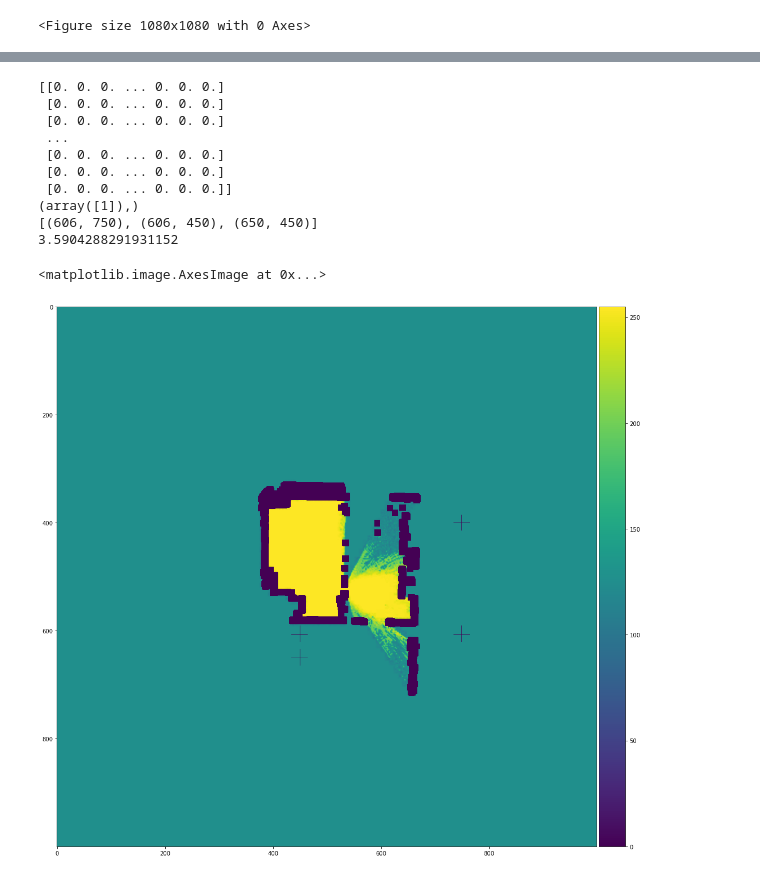
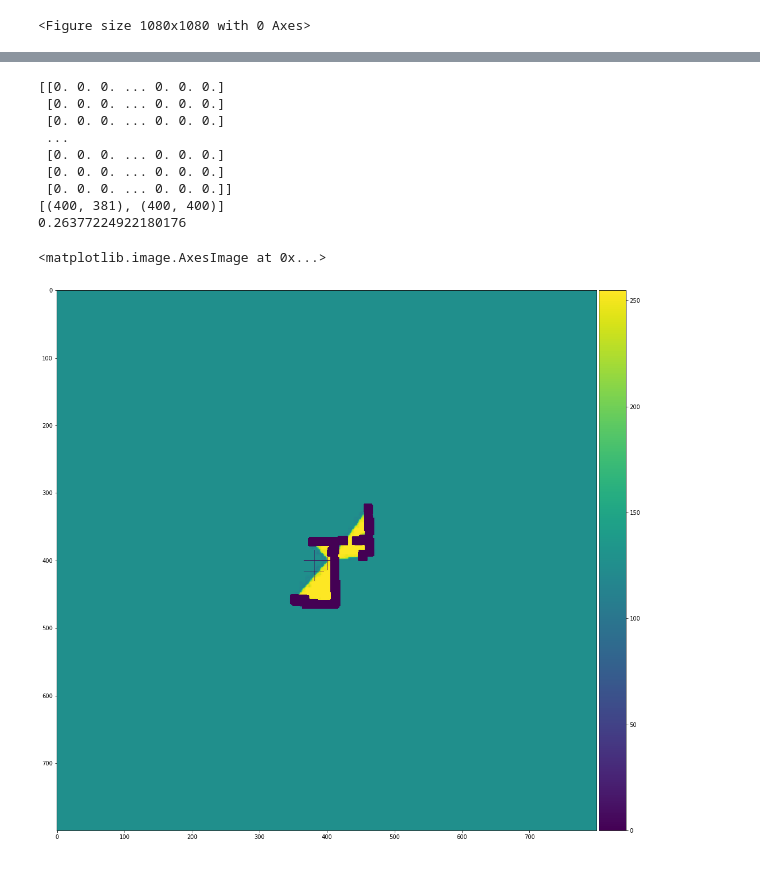
Before and after one commit to davidshttintin/MultiRobotSLAM, a Jupyter notebook: frontier.ipynb, the cells around one changed output, grey strips where cells are left out. Cells and saved outputs as stored; diff of their text form; code cells hidden in the pictures.

```diff
--- a/frontier.ipynb
+++ b/frontier.ipynb
@@ -12,7 +12,7 @@ import cv2
 sys.path.append('/opt/ros/kinetic/lib/python2.7/dist-packages')
 import matplotlib.pyplot as plt
 # %%
-a = skio.imread("run1.jpg")
+a = skio.imread("a.jpg")
 a = a[::-1]
 size = a.shape
 plt.figure(figsize = (15,15))
@@ -155,44 +159,44 @@ from lib.pathplanner import lee_planning_path
 # %%
 def color_wp(grid, wp, c):
     for i in range(wp[0]-15, wp[0]+15):
         grid[i][wp[1]] = c
     for i in range(wp[1]-15, wp[1]+15):
         grid[wp[0]][i] = c
     return grid
 
-a = skio.imread("run1.jpg")
-a = a[::-1]
+a = skio.imread("a.jpg")
+#a = a[::-1]
 b = a.copy()
-size = b.shape
-b = sk.measure.block_reduce(a, (2,2), np.min)
-b = transform.resize(b, size, preserve_range=True)
+b = preprocess_grid(b)
+#size = b.shape
+#b = sk.measure.block_reduce(a, (2,2), np.min)
+#b = transform.resize(b, size, preserve_range=True)
 obst_b = grow_obstacle(b)
 double_obst_b = grow_obstacle(obst_b)
 import time
 tstart = time.time()
-wps = lee(double_obst_b, (650, 450), (400, 750))
+wps = lee_planning_path(obst_b, (400, 400), (416, 381))
 print(wps)
 tend = time.time()
 print(tend - tstart)
-obst_b = color_wp(obst_b, (650, 450), 0.6)
-obst_b = color_wp(obst_b, (400, 750), 0.8)
+obst_b = color_wp(obst_b, (400, 400), 0.6)
+obst_b = color_wp(obst_b, (416, 381), 0.8)
 for wp in wps:
     obst_b = color_wp(obst_b, wp, 0.8)
 plt.figure(figsize=(15, 15))
 skio.imshow(obst_b)
 # %% [output]
 [[0. 0. 0. ... 0. 0. 0.]
  [0. 0. 0. ... 0. 0. 0.]
  [0. 0. 0. ... 0. 0. 0.]
  ...
  [0. 0. 0. ... 0. 0. 0.]
  [0. 0. 0. ... 0. 0. 0.]
  [0. 0. 0. ... 0. 0. 0.]]
-(array([1]),)
-[(606, 750), (606, 450), (650, 450)]
-3.5904288291931152
+[(400, 381), (400, 400)]
+0.26377224922180176
 <matplotlib.image.AxesImage at 0x...>
-[figure, old version]
+[figure, new version]
 # %%
 a = np.array([[10, 20, 30, 0, 100],
               [0, 10, 40, 50, 10],
```
Also changed, not shown: parts of 8 cells of this notebook, 3 other files.
